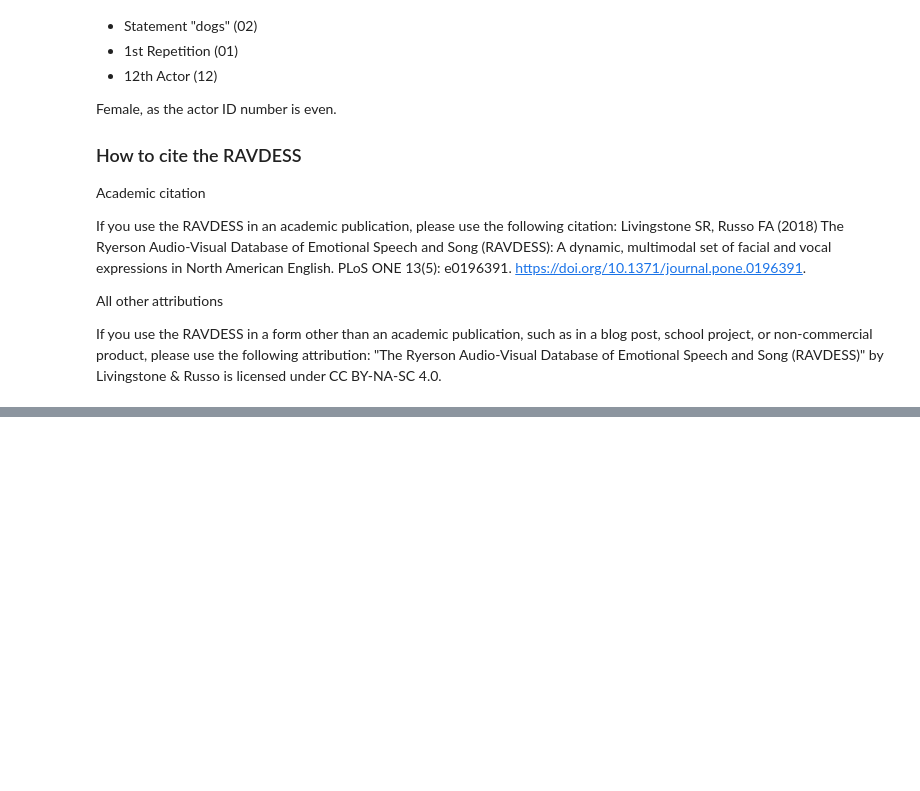
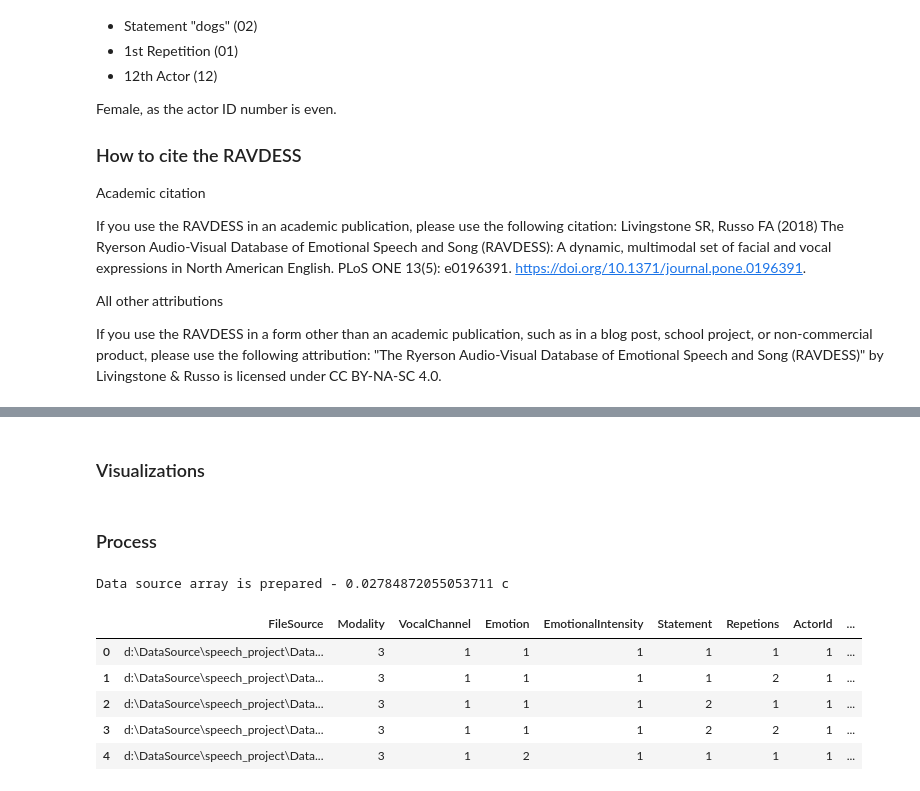
Before and after one commit to MikhailRogachev/speech_project, a Jupyter notebook: Load DataSet.ipynb, the cells around one changed output, grey strips where cells are left out. Saved outputs shown, nothing was run; the diff lists cells and outputs as text; code cells hidden in the pictures; blank space fills up the shorter version.

```diff
--- a/Load DataSet.ipynb
+++ b/Load DataSet.ipynb
@@ -66,16 +72,19 @@ root_path = 'DataSource'
 # %%
 def create_source_dataset(root_path):
 
+    current_time = time.time()
+
     ds = []
 
-    root_dirs = [os.path.join(root_path, x) for x in os.listdir(root_path)]
-    for root_dir in os.listdir(root_path):
+    # get absolute root folder path
+    root_abspath = os.path.join(os.path.abspath(os.getcwd()), root_path)
+    root_dirs = [os.path.join(root_abspath, x) for x in os.listdir(root_path)]
 
-        dir_path = os.path.join(root_path, root_dir)
+    for root_dir in root_dirs:
 
-        for file_src in os.listdir(dir_path):
+        for file_src in os.listdir(root_dir):
             # 0 element
-            file_path = os.path.join(dir_path, file_src)
+            file_path = os.path.join(root_dir, file_src)
             # 1 modality 0..2
             modality = int(file_src[0:2])
             # 2 vocal channel 3..5
@@ -88,15 +97,27 @@ def create_source_dataset(root_path):
             statement = int(file_src[12:14])
             # 6 repetitions 15..17
             repetions = int(file_src[15:17])
-            # 7 gender 18..20
-            gender_id = int(file_src[18:20])
+            # 7 actor index 18..20
+            actor_id = int(file_src[18:20])
             gender = 0
-            if gender_id % 2 == 0:
+            if actor_id % 2 == 0:
                 gender = 1
 
             ds.append([file_path, modality, vocal_channel, emotion,
-                       emotional_intensity, statement, repetions, gender])
+                       emotional_intensity, statement, repetions, actor_id, gender])
 
     assert len(ds) == 1440, 'it must be 1440 files in the source'
 
-    return ds
+    df = pd.DataFrame(ds, columns = ['FileSource',
+                                     'Modality',
+                                     'VocalChannel',
+                                     'Emotion',
+                                     'EmotionalIntensity',
+                                     'Statement',
+                                     'Repetions',
+                                     'ActorId',
+                                     'Gender'])
+
+    print('Data source array is prepared - {} c'.format(time.time() - current_time))
+
+    return df
@@ -104,0 +168,2 @@ source = create_source_dataset(root_path)
+# %% [markdown]
+### Visualizations
@@ -104,0 +191,15 @@ source = create_source_dataset(root_path)
+# %% [markdown]
+### Process
+# %%
+source = create_source_dataset(root_path)
+# %% [output]
+Data source array is prepared - 0.02784872055053711 c
+# %%
+source.head()
+# %% [output]
+|  | FileSource | Modality | VocalChannel | Emotion | EmotionalIntensity | Statement | Repetions | ActorId | ... |
+| 0 | d:\DataSource\speech_project\Data... | 3 | 1 | 1 | 1 | 1 | 1 | 1 | ... |
+| 1 | d:\DataSource\speech_project\Data... | 3 | 1 | 1 | 1 | 1 | 2 | 1 | ... |
+| 2 | d:\DataSource\speech_project\Data... | 3 | 1 | 1 | 1 | 2 | 1 | 1 | ... |
+| 3 | d:\DataSource\speech_project\Data... | 3 | 1 | 1 | 1 | 2 | 2 | 1 | ... |
+| 4 | d:\DataSource\speech_project\Data... | 3 | 1 | 2 | 1 | 1 | 1 | 1 | ... |
```
Also changed, not shown: parts of 12 cells of this notebook.
